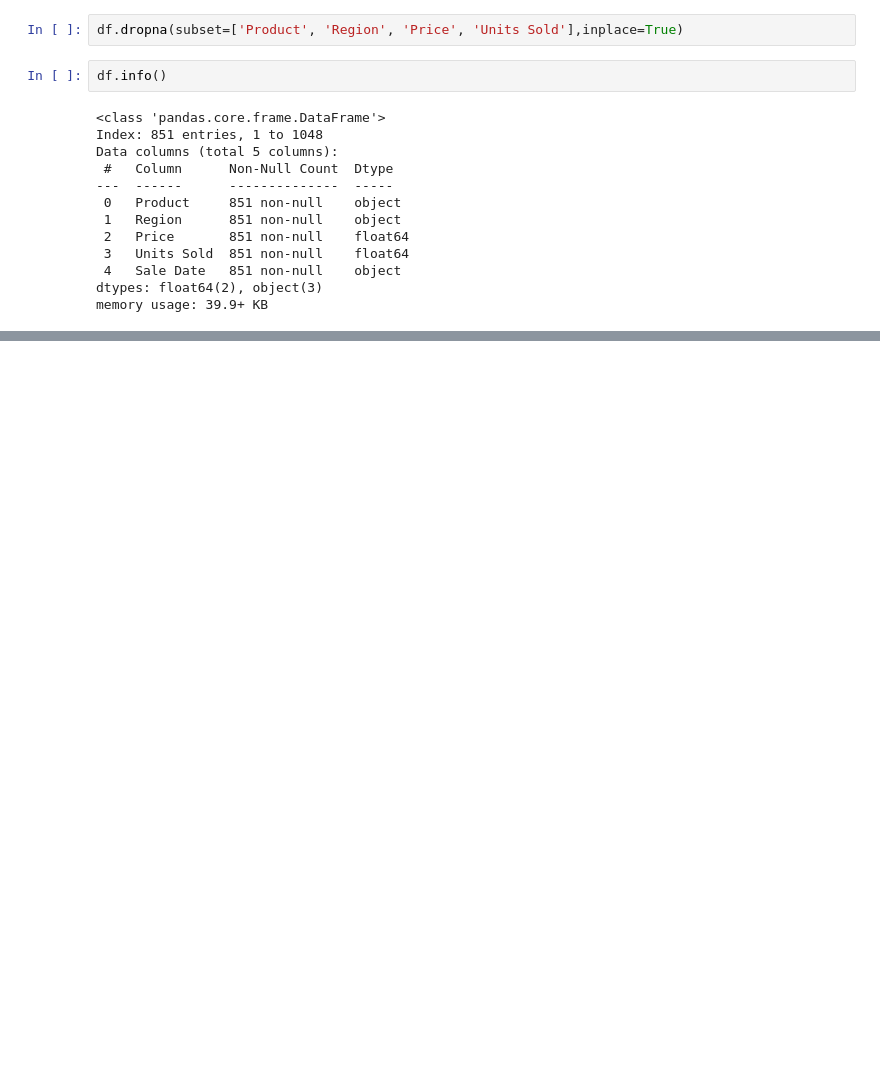
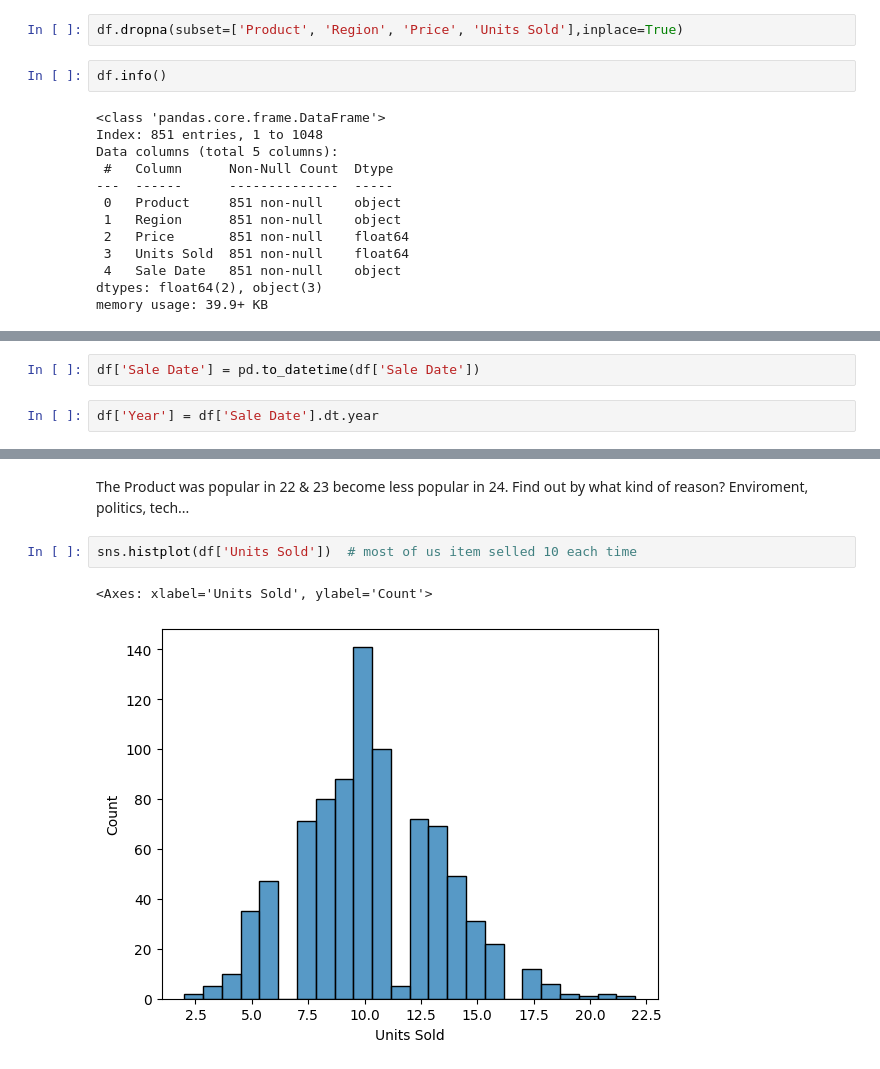
Before and after one commit to JacdowYc/Schulich_data_science1, a Jupyter notebook: Assignment 1.ipynb, the cells around one changed output, grey strips where cells are left out. Cells and saved outputs as stored; diff of their text form; blank space fills up the shorter version.

```diff
--- a/Assignment 1.ipynb
+++ b/Assignment 1.ipynb
@@ -110,0 +165,4 @@ memory usage: 39.9+ KB
+# %%
+df['Sale Date'] = pd.to_datetime(df['Sale Date'])
+# %%
+df['Year'] = df['Sale Date'].dt.year
@@ -110,0 +237,7 @@ memory usage: 39.9+ KB
+# %% [markdown]
+The Product was popular in 22 & 23 become less popular in 24. Find out by what kind of reason? Enviroment, politics, tech...
+# %%
+sns.histplot(df['Units Sold'])  # most of us item selled 10 each time
+# %% [output]
+<Axes: xlabel='Units Sold', ylabel='Count'>
+[figure, added]
```
Also changed, not shown: parts of 32 cells of this notebook.
